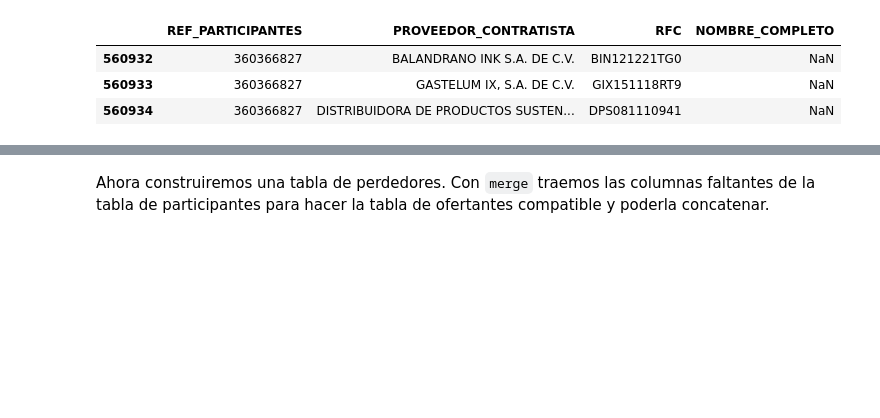
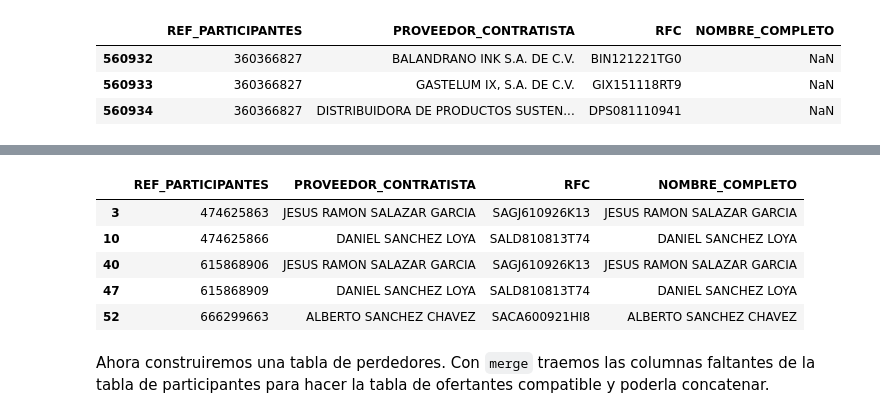
Before and after one commit to imco/IRC, a Jupyter notebook: notebooks/IRC_v2.ipynb, the cells around one changed output, grey strips where cells are left out. Cells and saved outputs as stored; diff of their text form; code cells hidden in the pictures; blank space fills up the shorter version.

```diff
--- a/notebooks/IRC_v2.ipynb
+++ b/notebooks/IRC_v2.ipynb
@@ -795,3 +811,16 @@ tabla_ofertas[tabla_ofertas['REF_PARTICIPANTES'] == 360366827]
+# %%
+tabla_ofertas['PROVEEDOR_CONTRATISTA'] = np.where(tabla_ofertas['PROVEEDOR_CONTRATISTA'].isnull(),
+                                      tabla_ofertas['NOMBRE_COMPLETO'],
+                                      tabla_ofertas['PROVEEDOR_CONTRATISTA'])
+
+tabla_ofertas.iloc[[3, 10, 40, 47, 52]]
+# %% [output]
+|  | REF_PARTICIPANTES | PROVEEDOR_CONTRATISTA | RFC | NOMBRE_COMPLETO |
+| 3 | 474625863 | JESUS RAMON SALAZAR GARCIA | SAGJ610926K13 | JESUS RAMON SALAZAR GARCIA |
+| 10 | 474625866 | DANIEL SANCHEZ LOYA | SALD810813T74 | DANIEL SANCHEZ LOYA |
+| 40 | 615868906 | JESUS RAMON SALAZAR GARCIA | SAGJ610926K13 | JESUS RAMON SALAZAR GARCIA |
+| 47 | 615868909 | DANIEL SANCHEZ LOYA | SALD810813T74 | DANIEL SANCHEZ LOYA |
+| 52 | 666299663 | ALBERTO SANCHEZ CHAVEZ | SACA600921HI8 | ALBERTO SANCHEZ CHAVEZ |
 # %% [markdown]
 Ahora construiremos una tabla de perdedores. Con `merge` traemos las columnas faltantes de la tabla de participantes para hacer la tabla de ofertantes compatible y poderla concatenar.
 # %%
```
Also changed, not shown: parts of 5 cells of this notebook.
